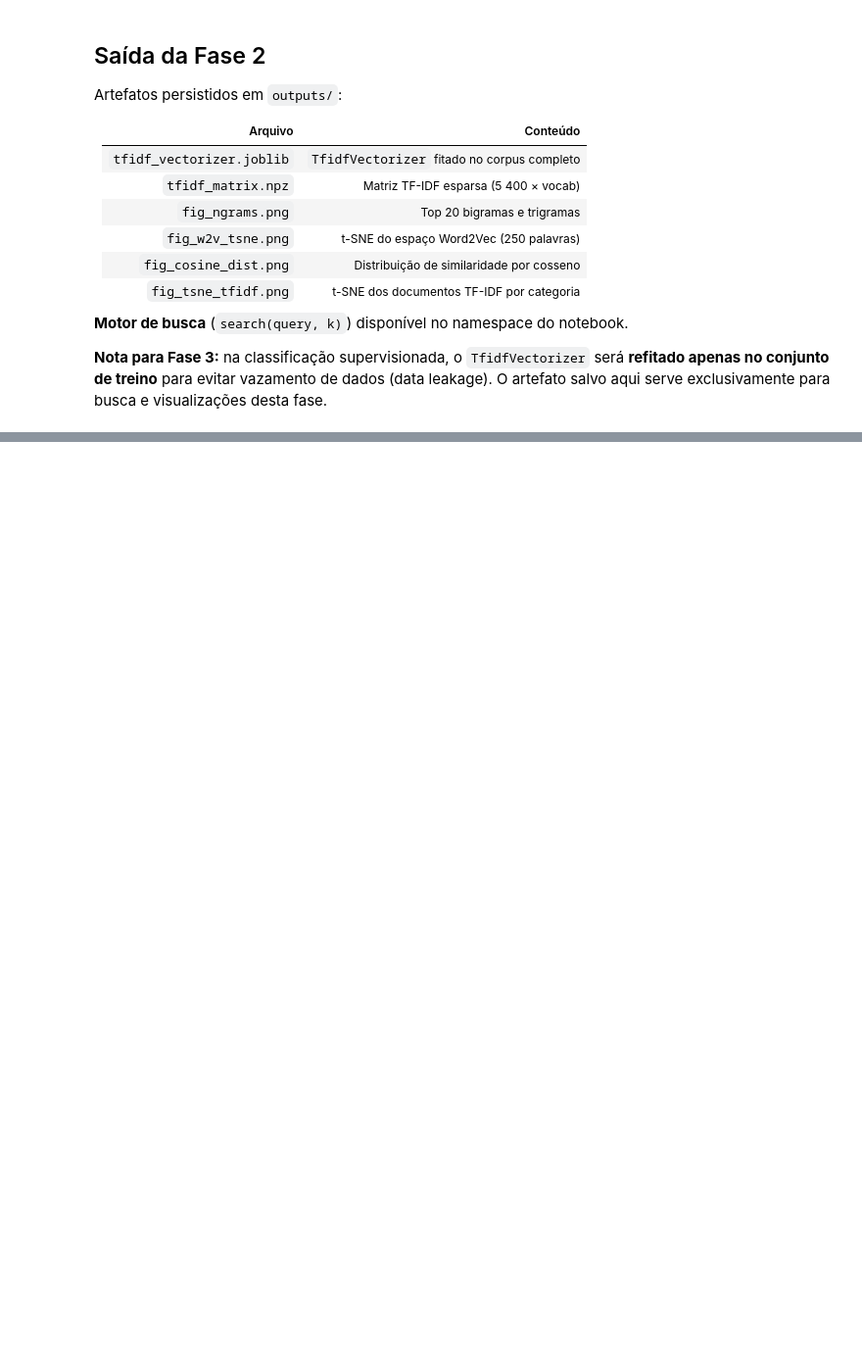
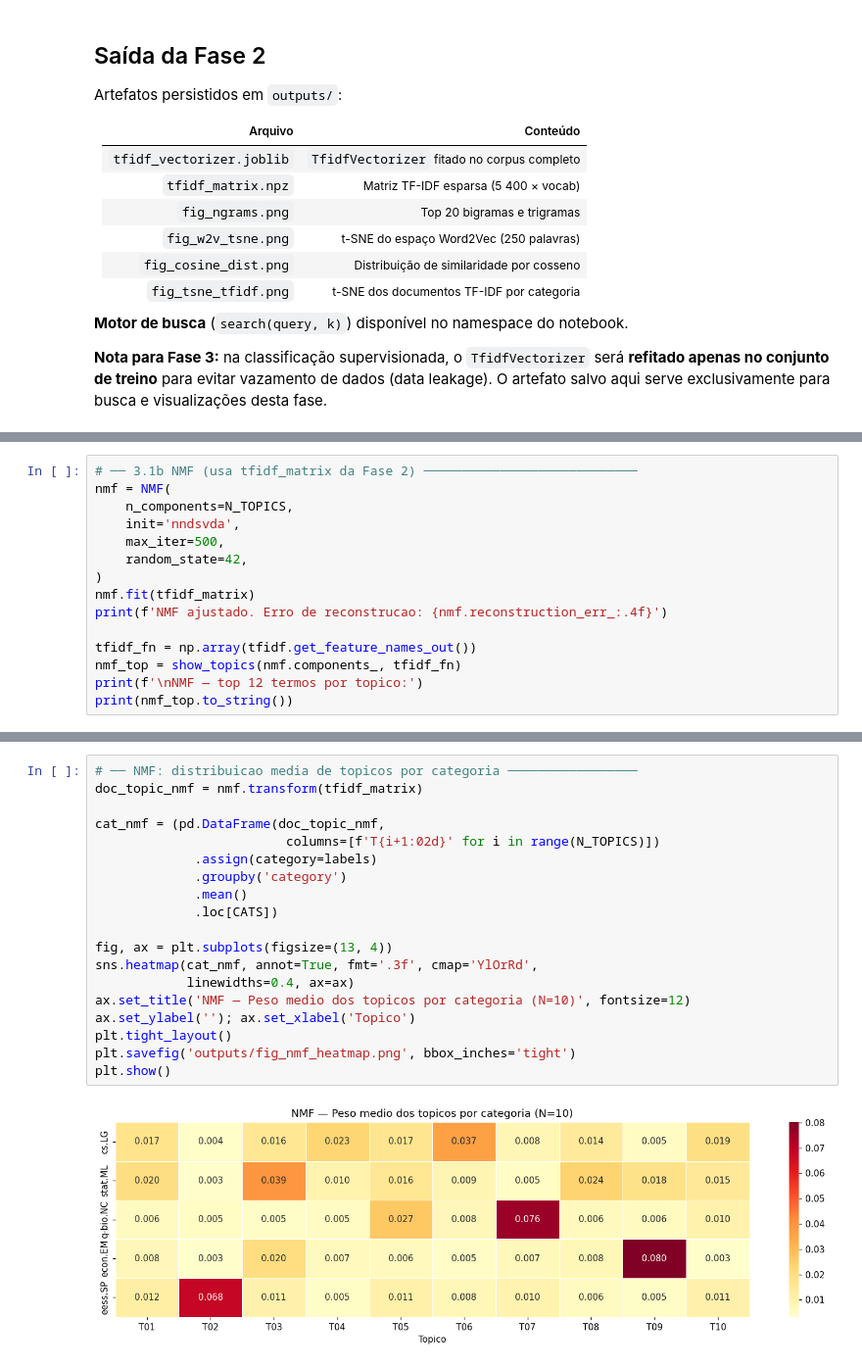
Before and after one commit to danimoreira90/arxiv-nlp-pipeline, a Jupyter notebook: notebook.ipynb, the cells around one changed output, grey strips where cells are left out. Shown at 98% size. Drawn from its saved outputs; the diff is of its cells as text; blank space fills up the shorter version.

```diff
--- a/notebook.ipynb
+++ b/notebook.ipynb
@@ -907,0 +1007,15 @@ Artefatos persistidos em `outputs/`:
+# %%
+# ── 3.1b NMF (usa tfidf_matrix da Fase 2) ────────────────────────────
+nmf = NMF(
+    n_components=N_TOPICS,
+    init='nndsvda',
+    max_iter=500,
+    random_state=42,
+)
+nmf.fit(tfidf_matrix)
+print(f'NMF ajustado. Erro de reconstrucao: {nmf.reconstruction_err_:.4f}')
+
+tfidf_fn = np.array(tfidf.get_feature_names_out())
+nmf_top = show_topics(nmf.components_, tfidf_fn)
+print(f'\nNMF — top 12 termos por topico:')
+print(nmf_top.to_string())
@@ -907,0 +1037,21 @@ Artefatos persistidos em `outputs/`:
+# %%
+# ── NMF: distribuicao media de topicos por categoria ─────────────────
+doc_topic_nmf = nmf.transform(tfidf_matrix)
+
+cat_nmf = (pd.DataFrame(doc_topic_nmf,
+                         columns=[f'T{i+1:02d}' for i in range(N_TOPICS)])
+             .assign(category=labels)
+             .groupby('category')
+             .mean()
+             .loc[CATS])
+
+fig, ax = plt.subplots(figsize=(13, 4))
+sns.heatmap(cat_nmf, annot=True, fmt='.3f', cmap='YlOrRd',
+            linewidths=0.4, ax=ax)
+ax.set_title('NMF — Peso medio dos topicos por categoria (N=10)', fontsize=12)
+ax.set_ylabel(''); ax.set_xlabel('Topico')
+plt.tight_layout()
+plt.savefig('outputs/fig_nmf_heatmap.png', bbox_inches='tight')
+plt.show()
+# %% [output]
+[figure, added]
```
Also changed, not shown: parts of 20 cells of this notebook.
